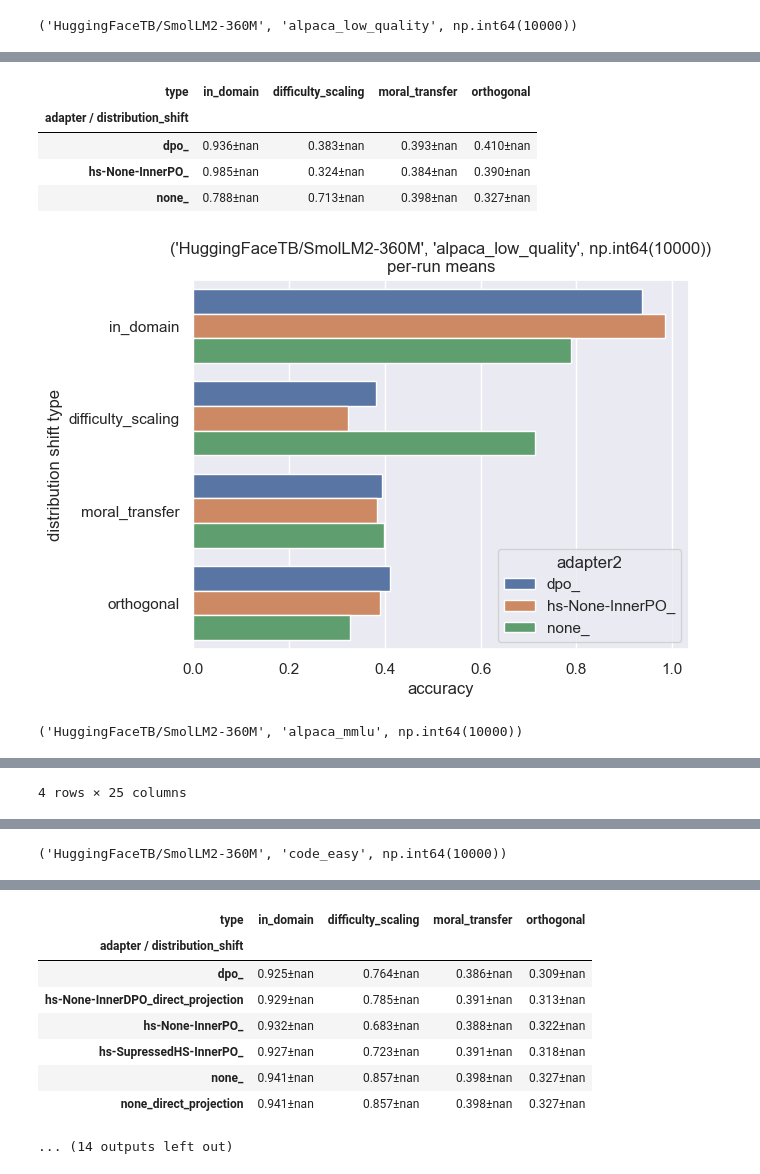
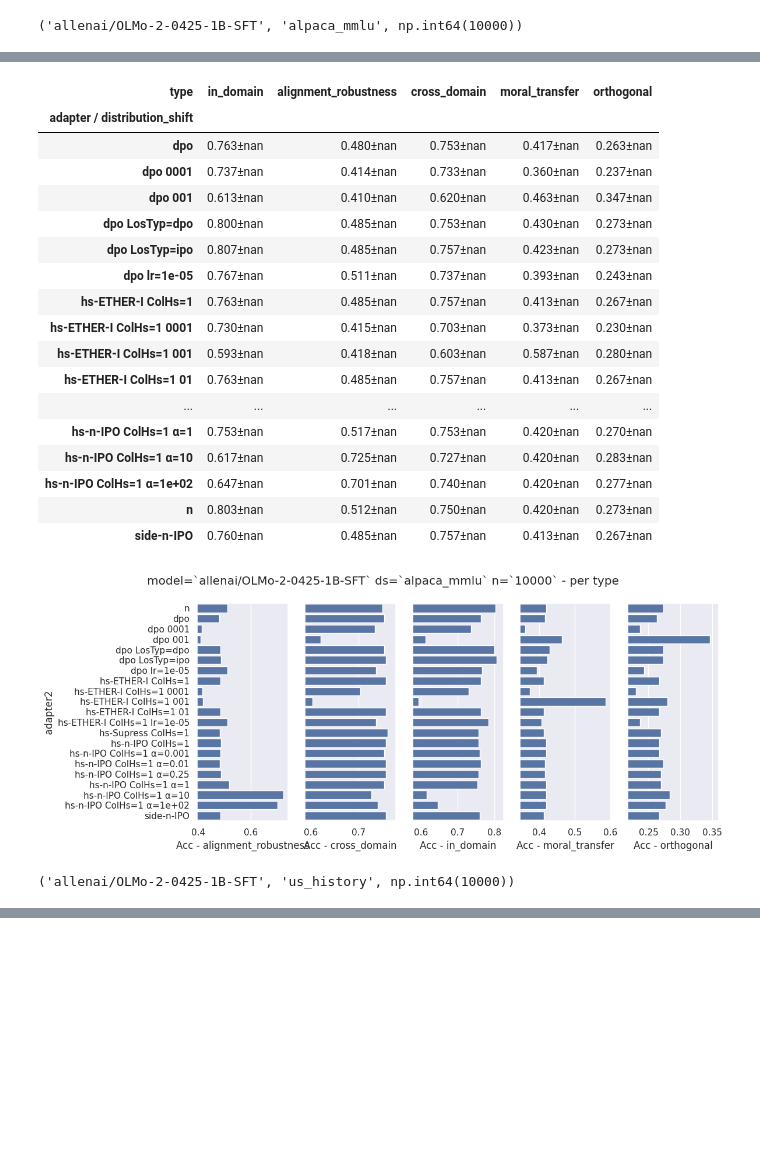
Before and after one commit to wassname/repr-preference-optimization, a Jupyter notebook: nbs/400_analyse_sweep.ipynb, the cells around one changed output, grey strips where cells are left out. Cells and saved outputs as stored; diff of their text form; code cells hidden in the pictures; blank space fills up the shorter version.

```diff
--- a/nbs/400_analyse_sweep.ipynb
+++ b/nbs/400_analyse_sweep.ipynb
@@ -151,7 +149,7 @@ def load_config(f):
 
     return df
 
-df_res2 = pd.concat([load_config(f) for f in fs[1:]])
+df_res2 = pd.concat([load_config(f) for f in fs])
 df_res2.columns
 # %% [output]
 Index(['model', 'dataset', 'ds_i', 'correct', 'prob', 'score__sigmoid',
@@ -224,0 +195,9 @@ Name: count, dtype: int64
+# %%
+from reprpo.helpers.tyro import make_shorter, acronym
+
+df_res2['adapter2'] = df_res2['post.adapter_name'] + ' ' + df_res2['post.long_name'].fillna('none')# + df_res2['post.ts']
+m = df_res2['adapter'] =='none'
+df_res2.loc[m, 'adapter2'] = 'none'
+df_res2['adapter2'].value_counts()
+
+df_res2['adapter2'] = df_res2['adapter2'].apply(acronym).apply(make_shorter)
@@ -225,8 +242,7 @@ Name: count, dtype: int64
 # %%
 for train_set, group in df_res2.groupby(['base_model', "train", 'n_samples']): # TODO also dev, n_samples
     print(train_set)
-    # per-run means for each seed, dataset, adapter
-    group['adapter2'] = group['adapter'] + '_' +  group['loss.align_method'].fillna('')
+
     run_stats = group.groupby(["seed", "ds_name_nice", "adapter2"])['correct'].mean().reset_index()
     stats = run_stats.groupby(["ds_name_nice", "adapter2"])['correct'].agg(['mean','std']).reset_index()
     mean_df = stats.pivot(index='adapter2', columns='ds_name_nice', values='mean')
@@ -244,7 +260,7 @@ for train_set, group in df_res2.groupby(['base_model', "train", 'n_samples']): #
     display(df_res_ds)
 
     # per-run means for distribution shift types
-    run_stats2 = group.groupby(["seed", "type", "adapter2"])['correct'].mean().reset_index()
+    run_stats2 = group.groupby(["seed", "type", "adapter2"])['correct'].mean().reset_index().sort_values('correct')
     stats2 = run_stats2.groupby(["type", "adapter2"])['correct'].agg(['mean','std']).reset_index()
 
 
@@ -264,22 +280,9 @@ for train_set, group in df_res2.groupby(['base_model', "train", 'n_samples']): #
     # bar chart
     base_model = group['base_model'].iloc[0]
     if run_stats2.adapter2.nunique()>2:
-
-        hue_order = sort_str(run_stats2.adapter2.tolist(), first=['none', 'dpo'], sort_middle=True, unique=True)
-        order = sort_str(run_stats2.type.tolist(), first=['in_domain'], last=['orthogonal'], unique=True)
-
-        sns.barplot(data=run_stats2,
-                    y='type',
-                    x='correct', hue='adapter2',
-                    errorbar='sd', orient='h',
-                    legend='full',
-                    hue_order=hue_order,
-                    order=order,
-        )
-        plt.title(f"{train_set}\nper-run means")
-        plt.ylabel('distribution shift type')
-        plt.xlabel('accuracy')
+        plot_multi_barh(run_stats2)
+        plt.suptitle(f"model=`{base_model}` ds=`{train_set[1]}` n=`{train_set[2]}` - per type")
+        plt.tight_layout()
         plt.show()
-        # TODO maybe show deviation from base by plotting it underneatm and the top has alpha 0.5
 # %% [output]
-('HuggingFaceTB/SmolLM2-360M', 'alpaca_low_quality', np.int64(10000))
+('allenai/OLMo-2-0425-1B-SFT', 'alpaca_mmlu', np.int64(10000))
@@ -291,7 +307,20 @@ for train_set, group in df_res2.groupby(['base_model', "train", 'n_samples']): #
-| type | in_domain | difficulty_scaling | moral_transfer | orthogonal |
-| adapter / distribution_shift |  |  |  |  |
-| dpo_ | 0.936±nan | 0.383±nan | 0.393±nan | 0.410±nan |
-| hs-None-InnerPO_ | 0.985±nan | 0.324±nan | 0.384±nan | 0.390±nan |
-| none_ | 0.788±nan | 0.713±nan | 0.398±nan | 0.327±nan |
+| type | in_domain | alignment_robustness | cross_domain | moral_transfer | orthogonal |
+| adapter / distribution_shift |  |  |  |  |  |
+| dpo | 0.763±nan | 0.480±nan | 0.753±nan | 0.417±nan | 0.263±nan |
+| dpo 0001 | 0.737±nan | 0.414±nan | 0.733±nan | 0.360±nan | 0.237±nan |
+| dpo 001 | 0.613±nan | 0.410±nan | 0.620±nan | 0.463±nan | 0.347±nan |
+| dpo LosTyp=dpo | 0.800±nan | 0.485±nan | 0.753±nan | 0.430±nan | 0.273±nan |
+| dpo LosTyp=ipo | 0.807±nan | 0.485±nan | 0.757±nan | 0.423±nan | 0.273±nan |
+| dpo lr=1e-05 | 0.767±nan | 0.511±nan | 0.737±nan | 0.393±nan | 0.243±nan |
+| hs-ETHER-I ColHs=1 | 0.763±nan | 0.485±nan | 0.757±nan | 0.413±nan | 0.267±nan |
+| hs-ETHER-I ColHs=1 0001 | 0.730±nan | 0.415±nan | 0.703±nan | 0.373±nan | 0.230±nan |
+| hs-ETHER-I ColHs=1 001 | 0.593±nan | 0.418±nan | 0.603±nan | 0.587±nan | 0.280±nan |
+| hs-ETHER-I ColHs=1 01 | 0.763±nan | 0.485±nan | 0.757±nan | 0.413±nan | 0.267±nan |
+| ... | ... | ... | ... | ... | ... |
+| hs-n-IPO ColHs=1 α=1 | 0.753±nan | 0.517±nan | 0.753±nan | 0.420±nan | 0.270±nan |
+| hs-n-IPO ColHs=1 α=10 | 0.617±nan | 0.725±nan | 0.727±nan | 0.420±nan | 0.283±nan |
+| hs-n-IPO ColHs=1 α=1e+02 | 0.647±nan | 0.701±nan | 0.740±nan | 0.420±nan | 0.277±nan |
+| n | 0.803±nan | 0.512±nan | 0.750±nan | 0.420±nan | 0.273±nan |
+| side-n-IPO | 0.760±nan | 0.485±nan | 0.757±nan | 0.413±nan | 0.267±nan |
-[figure, old version]
+[figure, new version]
-('HuggingFaceTB/SmolLM2-360M', 'alpaca_mmlu', np.int64(10000))
+('allenai/OLMo-2-0425-1B-SFT', 'us_history', np.int64(10000))
@@ -304 +345,0 @@ for train_set, group in df_res2.groupby(['base_model', "train", 'n_samples']): #
-4 rows × 25 columns
@@ -312 +365,0 @@ for train_set, group in df_res2.groupby(['base_model', "train", 'n_samples']): #
-('HuggingFaceTB/SmolLM2-360M', 'code_easy', np.int64(10000))
@@ -321,10 +366 @@ for train_set, group in df_res2.groupby(['base_model', "train", 'n_samples']): #
-| type | in_domain | difficulty_scaling | moral_transfer | orthogonal |
-| adapter / distribution_shift |  |  |  |  |
-| dpo_ | 0.925±nan | 0.764±nan | 0.386±nan | 0.309±nan |
-| hs-None-InnerDPO_direct_projection | 0.929±nan | 0.785±nan | 0.391±nan | 0.313±nan |
-| hs-None-InnerPO_ | 0.932±nan | 0.683±nan | 0.388±nan | 0.322±nan |
-| hs-SupressedHS-InnerPO_ | 0.927±nan | 0.723±nan | 0.391±nan | 0.318±nan |
-| none_ | 0.941±nan | 0.857±nan | 0.398±nan | 0.327±nan |
-| none_direct_projection | 0.941±nan | 0.857±nan | 0.398±nan | 0.327±nan |
-... (14 outputs left out)
 # %%
```
Also changed, not shown: parts of 10 cells of this notebook, 12 other files.
